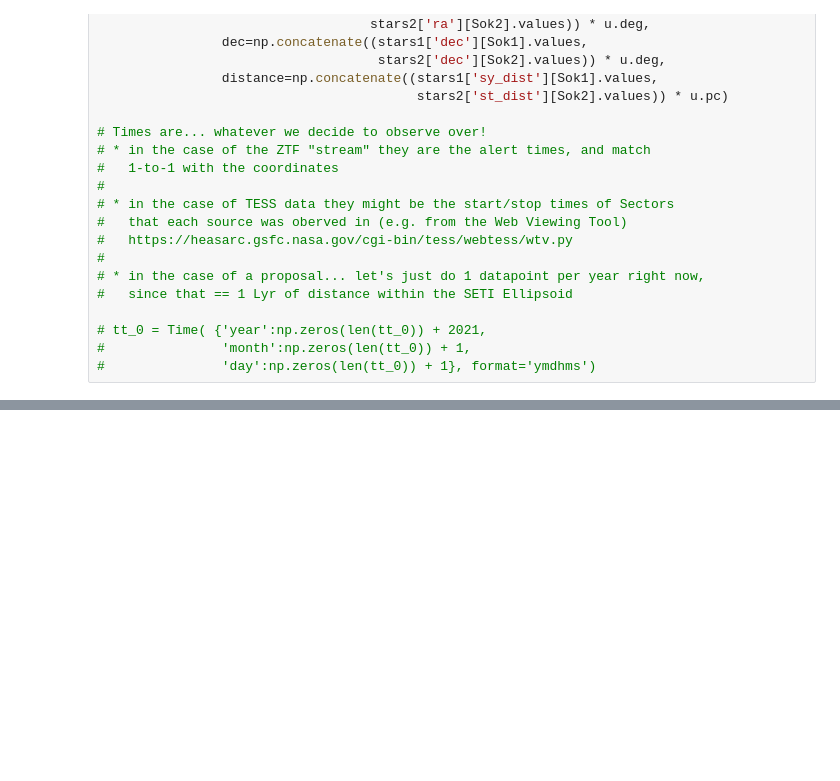
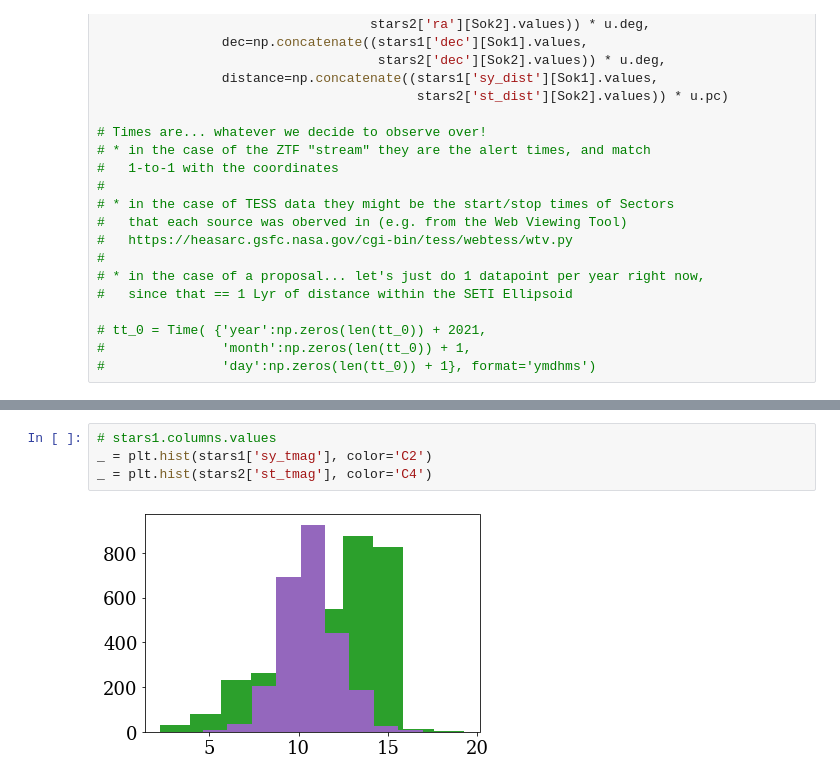
Before and after one commit to jradavenport/daen, a Jupyter notebook: code/Check_Planet.ipynb, the cells around one changed output, grey strips where cells are left out. Cells and saved outputs as stored; diff of their text form; blank space fills up the shorter version.

```diff
--- a/code/Check_Planet.ipynb
+++ b/code/Check_Planet.ipynb
@@ -142,2 +178,8 @@ cc_O = SkyCoord(ra=np.concatenate((stars1['ra'][Sok1].values,
+# %%
+# stars1.columns.values
+_ = plt.hist(stars1['sy_tmag'], color='C2')
+_ = plt.hist(stars2['st_tmag'], color='C4')
+# %% [output]
+[figure, added]
 # %%
 j = 2019
```
Also changed, not shown: parts of 11 cells of this notebook, 2 other files.
